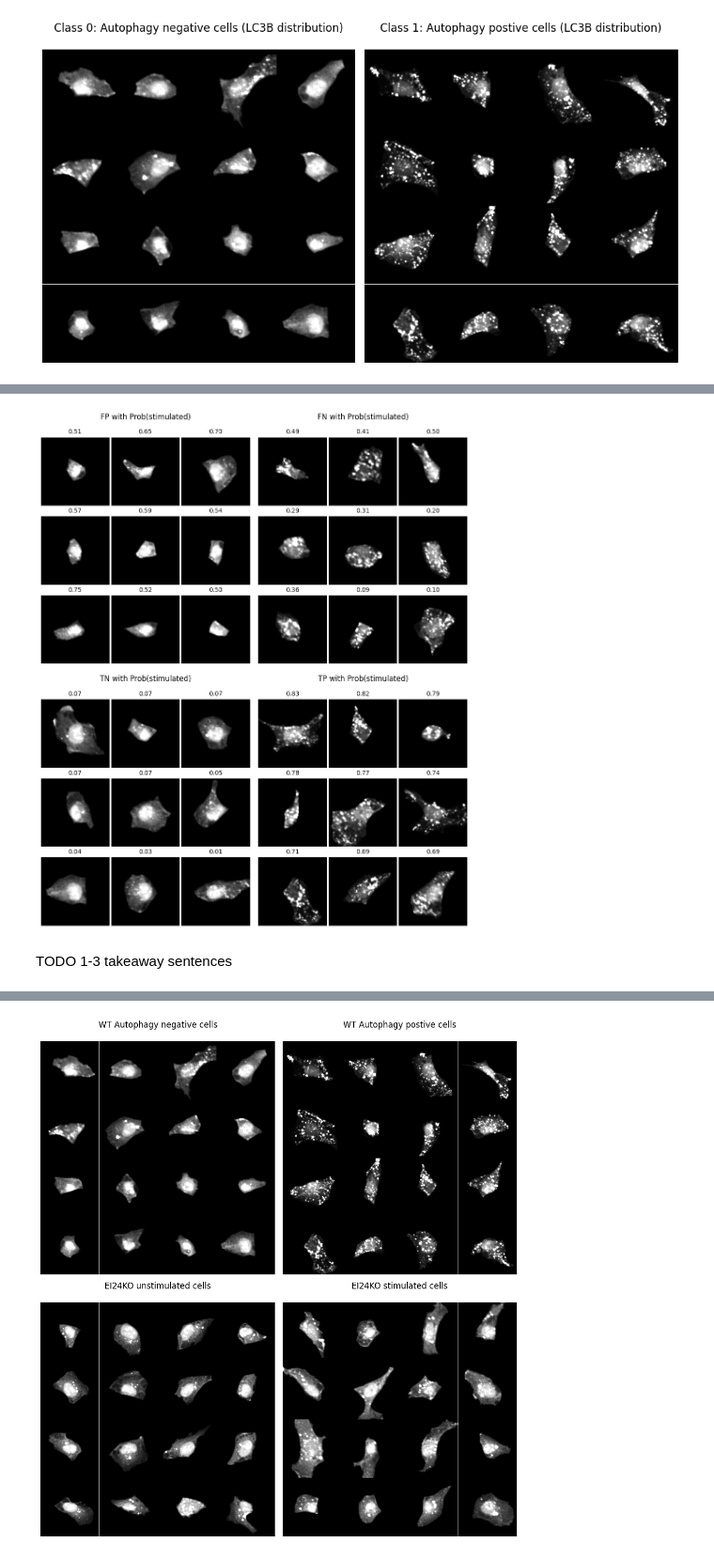
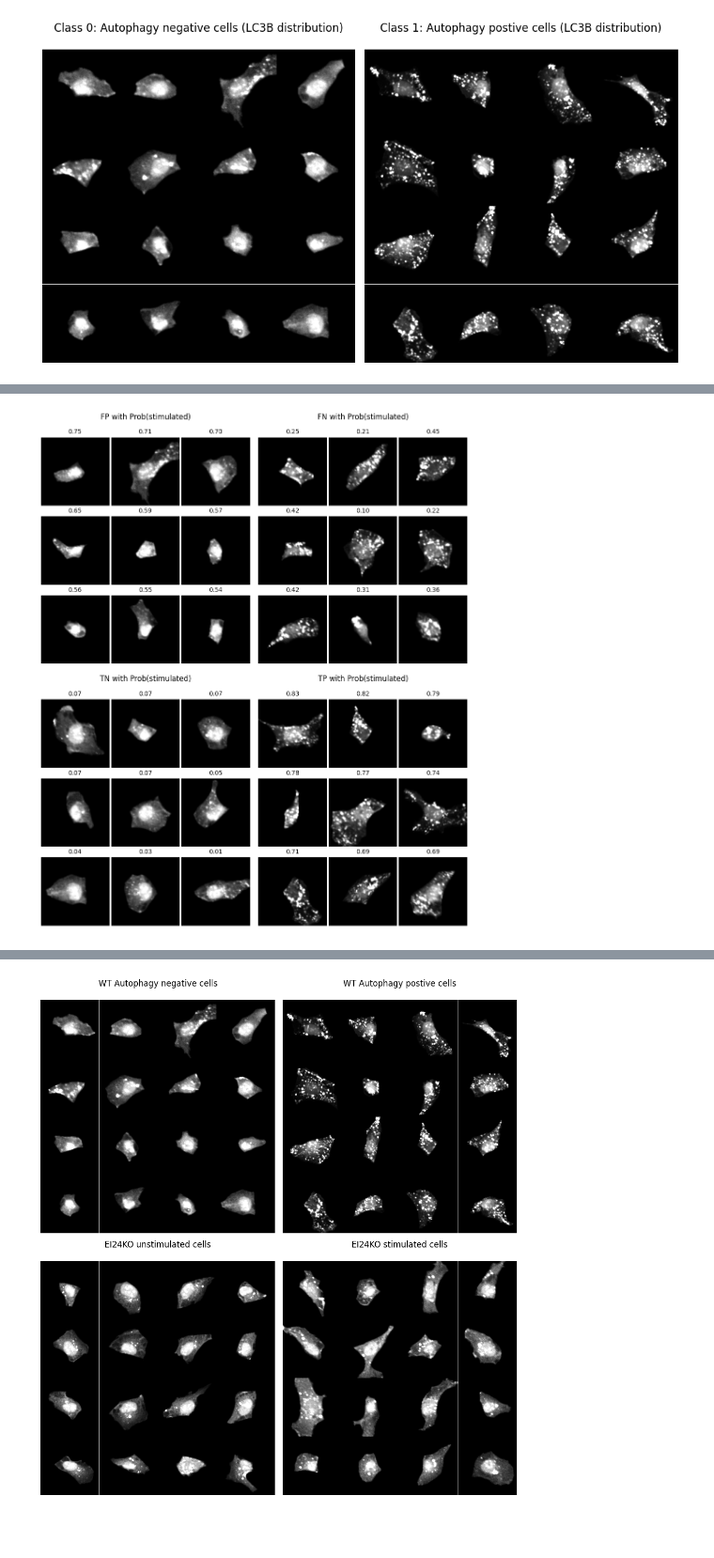
Before and after one commit to laminlabs/lamin-usecases, a Jupyter notebook: docs/imaging4.ipynb, the cells around one changed output, grey strips where cells are left out. Shown at 94% size. Saved outputs shown, nothing was run; the diff lists cells and outputs as text; code cells hidden in the pictures; blank space fills up the shorter version.

```diff
--- a/docs/imaging4.ipynb
+++ b/docs/imaging4.ipynb
@@ -200,34 +205,32 @@ data_test["FN"] = (data_test["class"] == 1) & (data_test["predicted_class"] == 0
 data_test["TP"] = (data_test["class"] == 1) & (data_test["predicted_class"] == 1)
 data_test["TN"] = (data_test["class"] == 0) & (data_test["predicted_class"] == 0)
 
 # get example cells for each class
 cells_TP = data_test[data_test.TP].sort_values("prob_class1", ascending=False).head(n_cells)
 cells_TN = data_test[data_test.TN].sort_values("prob_class1", ascending=False).tail(n_cells)
 cells_FN = data_test[data_test.FN].sort_values("prob_class1", ascending=False).sample(n_cells)
-cells_FP = data_test[data_test.FP].sort_values("prob_class1", ascending=False).sample(n_cells)
+cells_FP = data_test[data_test.FP].sort_values("prob_class1", ascending=False).head(n_cells)
 
 cell_sets = {"TP": cells_TP, "TN": cells_TN, "FN": cells_FN, "FP": cells_FP}
 
 # make the plot
 n_panel_rows = 2
 n_panel_cols = 2
 fig, axes = plt.subplots(nrows=n_panel_rows, ncols=n_panel_cols, figsize=(10, 12))
 
 for j in range(n_panel_rows):
     for i in range(n_panel_cols):
         ax = axes[j, i]
         title, cells = cell_sets.popitem()
         images = []
         scores = []
         for cell in cells.iterrows():
             cell_id = cell[1]["cell_id"]
             uid = cell[1]["dataset"]
             images.append(get_image(cell_id, uid)[channel_of_interest])
             scores.append(cell[1]["prob_class1"])
         plot_image_grid(ax, images, num_rows, num_cols, title = f"{title} with Prob(stimulated)", scores = scores, spacing = 0.01)
 
 fig.tight_layout()
 # %% [output]
-[figure, old version]
+[figure, new version]
-# %% [markdown]
-TODO 1-3 takeaway sentences
```
Also changed, not shown: parts of 11 cells of this notebook.
